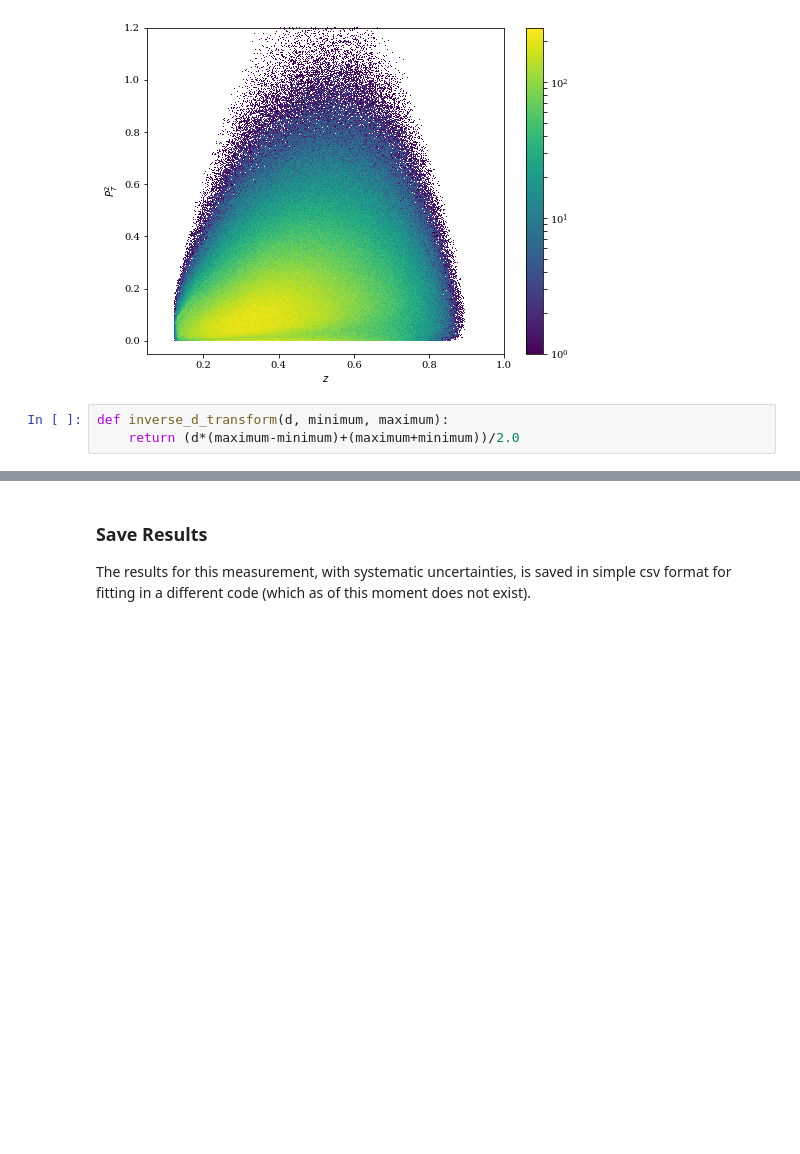
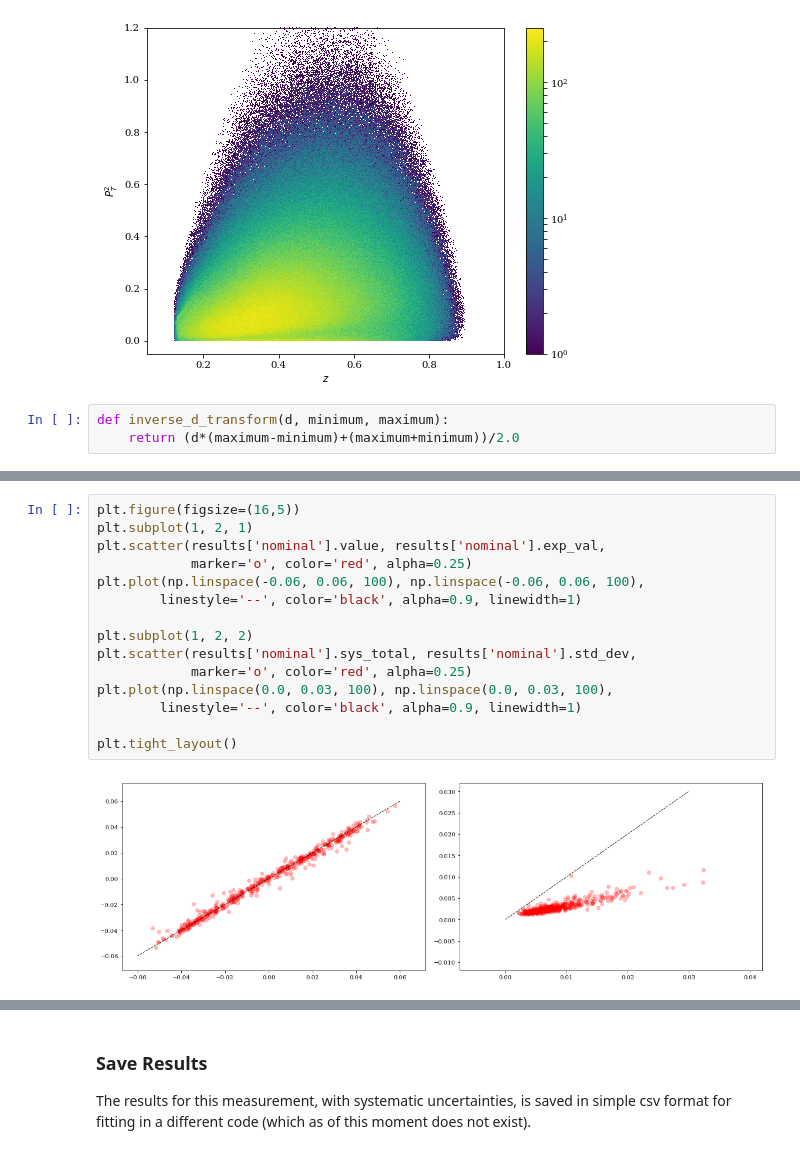
Before and after one commit to dmriser/python-analysis, a Jupyter notebook: kaon-bsa/analysis.ipynb, the cells around one changed output, grey strips where cells are left out. Saved outputs shown, nothing was run; the diff lists cells and outputs as text; blank space fills up the shorter version.

```diff
--- a/kaon-bsa/analysis.ipynb
+++ b/kaon-bsa/analysis.ipynb
@@ -1534,0 +1565,17 @@ plt.savefig('image/conf-level-sys.pdf', bbox_inches='tight')
+# %%
+plt.figure(figsize=(16,5))
+plt.subplot(1, 2, 1)
+plt.scatter(results['nominal'].value, results['nominal'].exp_val,
+            marker='o', color='red', alpha=0.25)
+plt.plot(np.linspace(-0.06, 0.06, 100), np.linspace(-0.06, 0.06, 100),
+        linestyle='--', color='black', alpha=0.9, linewidth=1)
+
+plt.subplot(1, 2, 2)
+plt.scatter(results['nominal'].sys_total, results['nominal'].std_dev,
+            marker='o', color='red', alpha=0.25)
+plt.plot(np.linspace(0.0, 0.03, 100), np.linspace(0.0, 0.03, 100),
+        linestyle='--', color='black', alpha=0.9, linewidth=1)
+
+plt.tight_layout()
+# %% [output]
+[figure, added]
```
Also changed, not shown: parts of 11 cells of this notebook, 3 other files.
